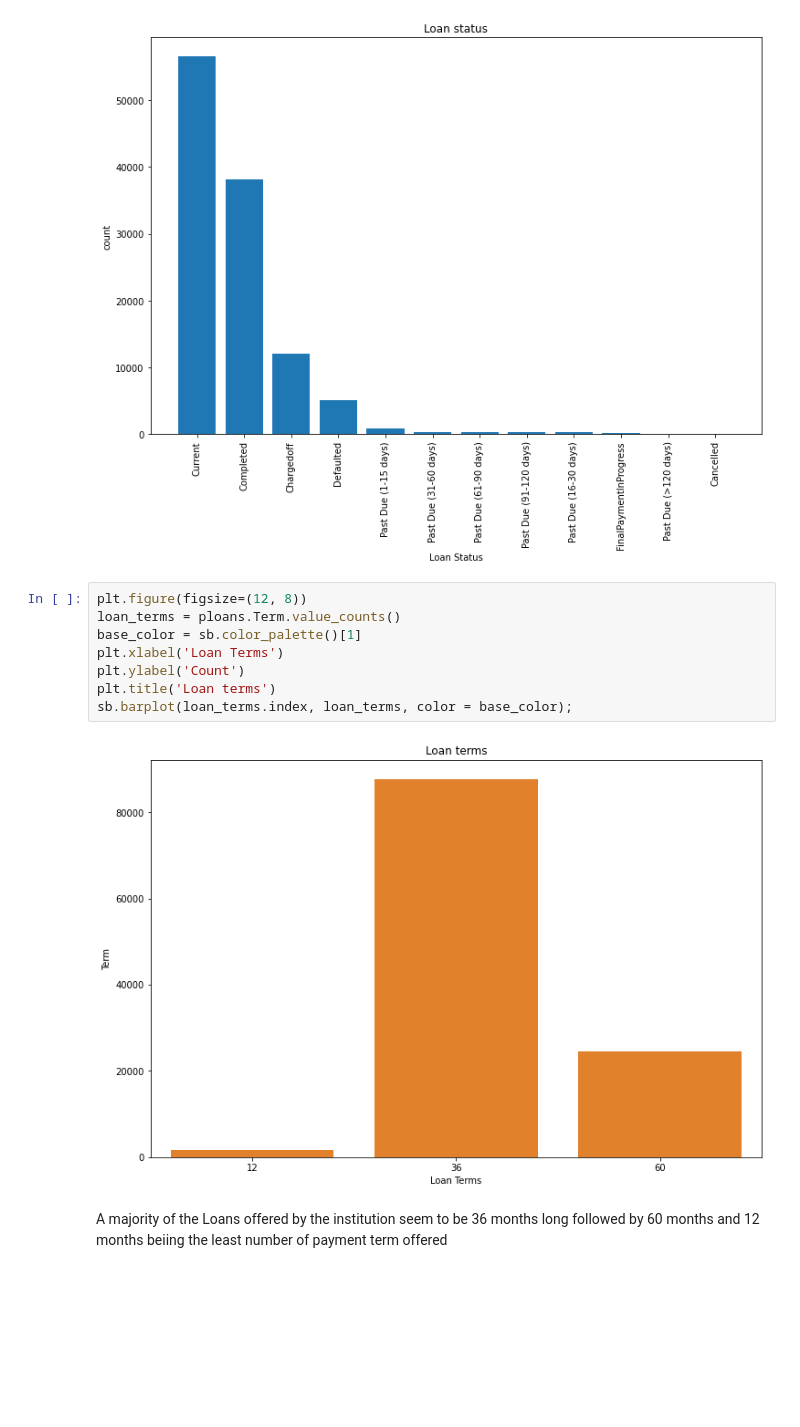
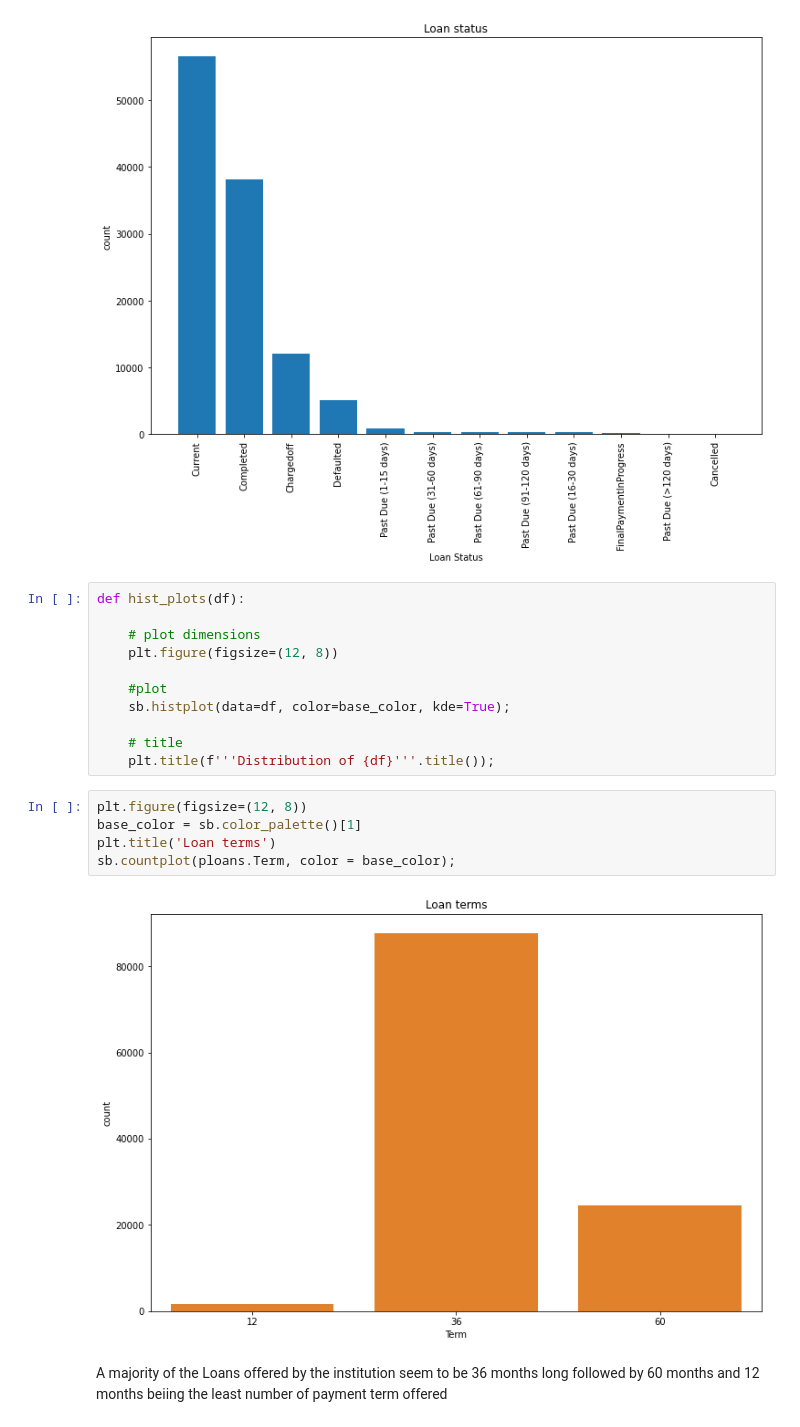
Before and after one commit to 3liud/loan-dataset-exploratoration, a Jupyter notebook: Notebooks/Part_I_exploration.ipynb, the cells around one changed output. Drawn from its saved outputs; the diff is of its cells as text; blank space fills up the shorter version.

```diff
--- a/Notebooks/Part_I_exploration.ipynb
+++ b/Notebooks/Part_I_exploration.ipynb
@@ -171,16 +171,24 @@ plt.bar(lstatus.index, lstatus)
 plt.xticks(rotation = 90);
 # %% [output]
 [figure]
+# %%
+def hist_plots(df):
+
+    # plot dimensions
+    plt.figure(figsize=(12, 8))
+
+    #plot
+    sb.histplot(data=df, color=base_color, kde=True);
+
+    # title
+    plt.title(f'''Distribution of {df}'''.title());
 # %%
 plt.figure(figsize=(12, 8))
-loan_terms = ploans.Term.value_counts()
 base_color = sb.color_palette()[1]
-plt.xlabel('Loan Terms')
-plt.ylabel('Count')
 plt.title('Loan terms')
-sb.barplot(loan_terms.index, loan_terms, color = base_color);
+sb.countplot(ploans.Term, color = base_color);
 # %% [output]
-[figure, old version]
+[figure, new version]
 # %% [markdown]
 A majority of the Loans offered by the institution seem to be 36 months long followed by 60 months and 12 months beiing the least number of payment term offered
 # %% [markdown]
```
Also changed, not shown: parts of 24 cells of this notebook.
